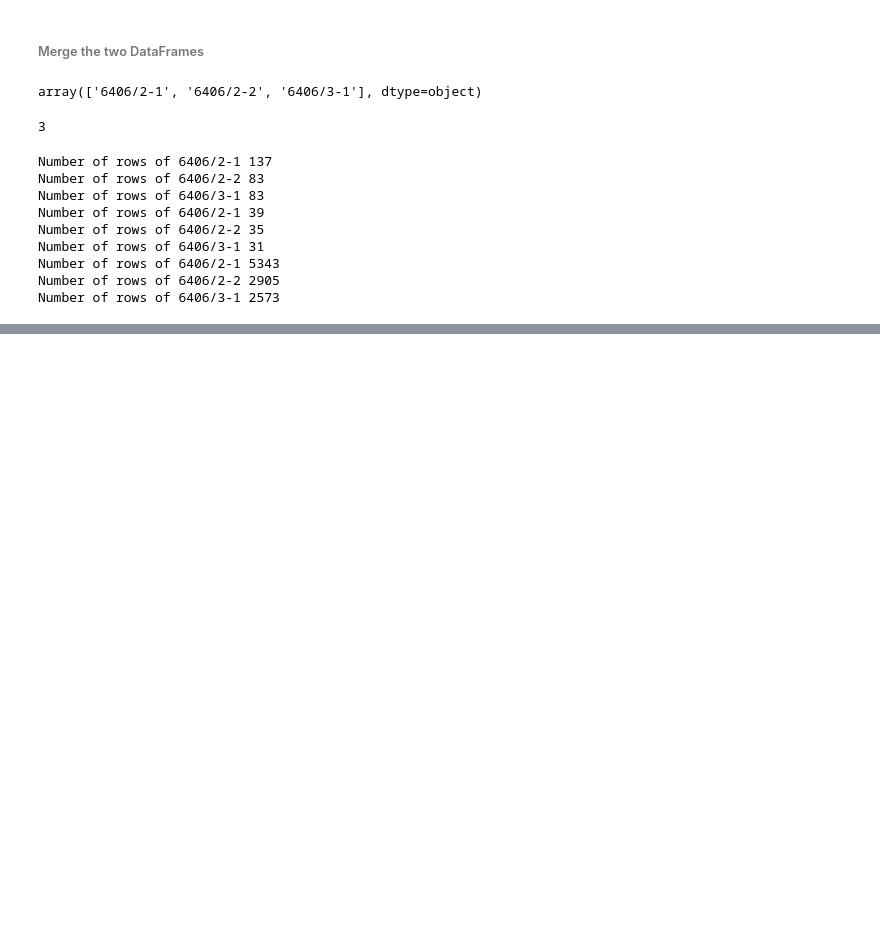
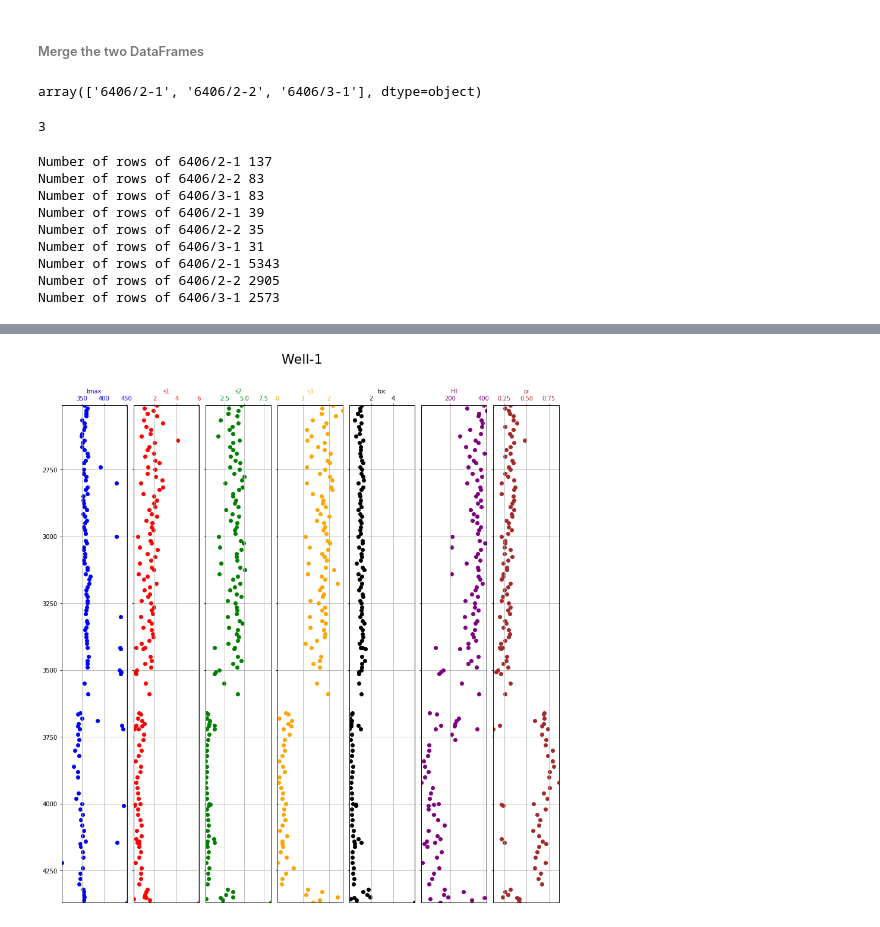
Before and after one commit to ABDunbar/Chronostrat-RE-data-merge, a Jupyter notebook: Excel_import.ipynb, the cells around one changed output, grey strips where cells are left out. Drawn from its saved outputs; the diff is of its cells as text; code cells hidden in the pictures; blank space fills up the shorter version.

```diff
--- a/Excel_import.ipynb
+++ b/Excel_import.ipynb
@@ -106,0 +187,2 @@ with pd.ExcelWriter('combine.xlsx') as writer:  # doctest: +SKIP
+# %%
+Well21 = merge[ merge['Well'] == '6406/2-1']
@@ -106,0 +284,4 @@ with pd.ExcelWriter('combine.xlsx') as writer:  # doctest: +SKIP
+# %%
+re_logs(Well21['Depth m RKB'].min(), Well21['Depth m RKB'].max())
+# %% [output]
+[figure, added]
```
Also changed, not shown: parts of 16 cells of this notebook.
